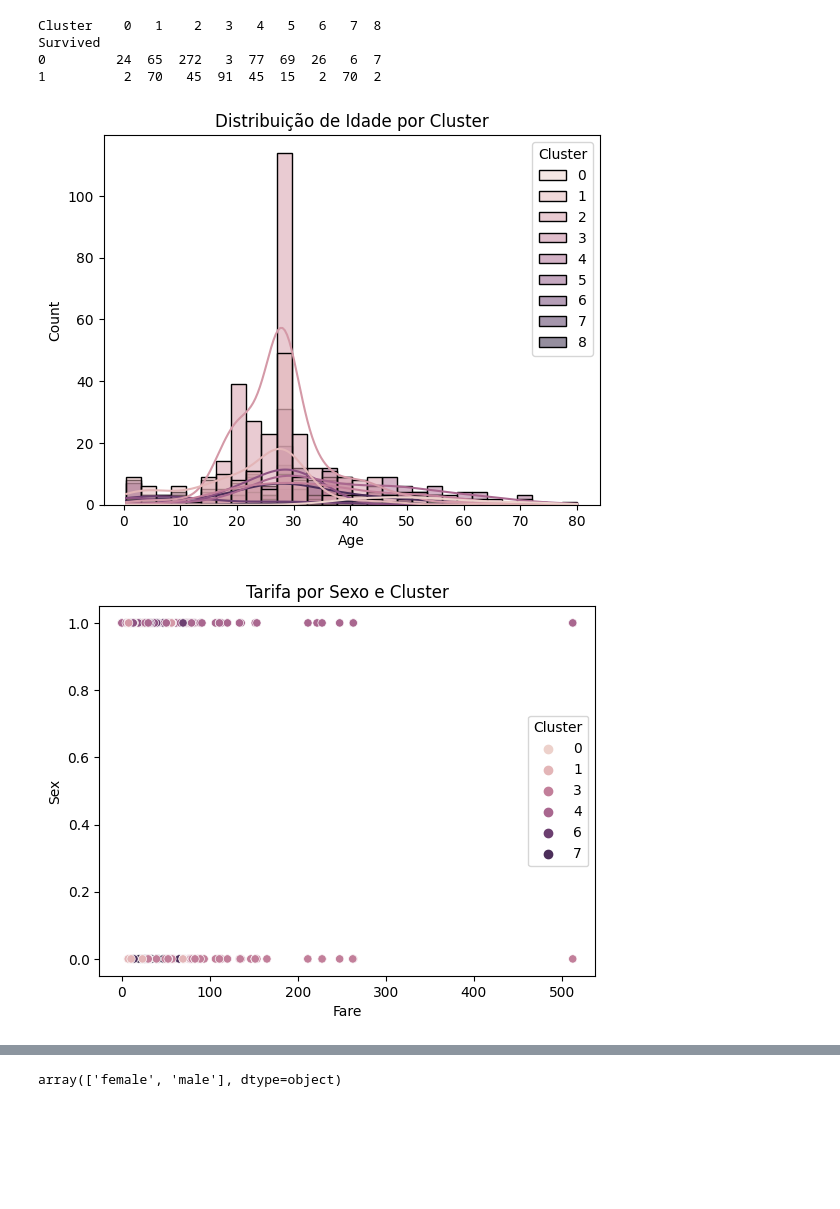
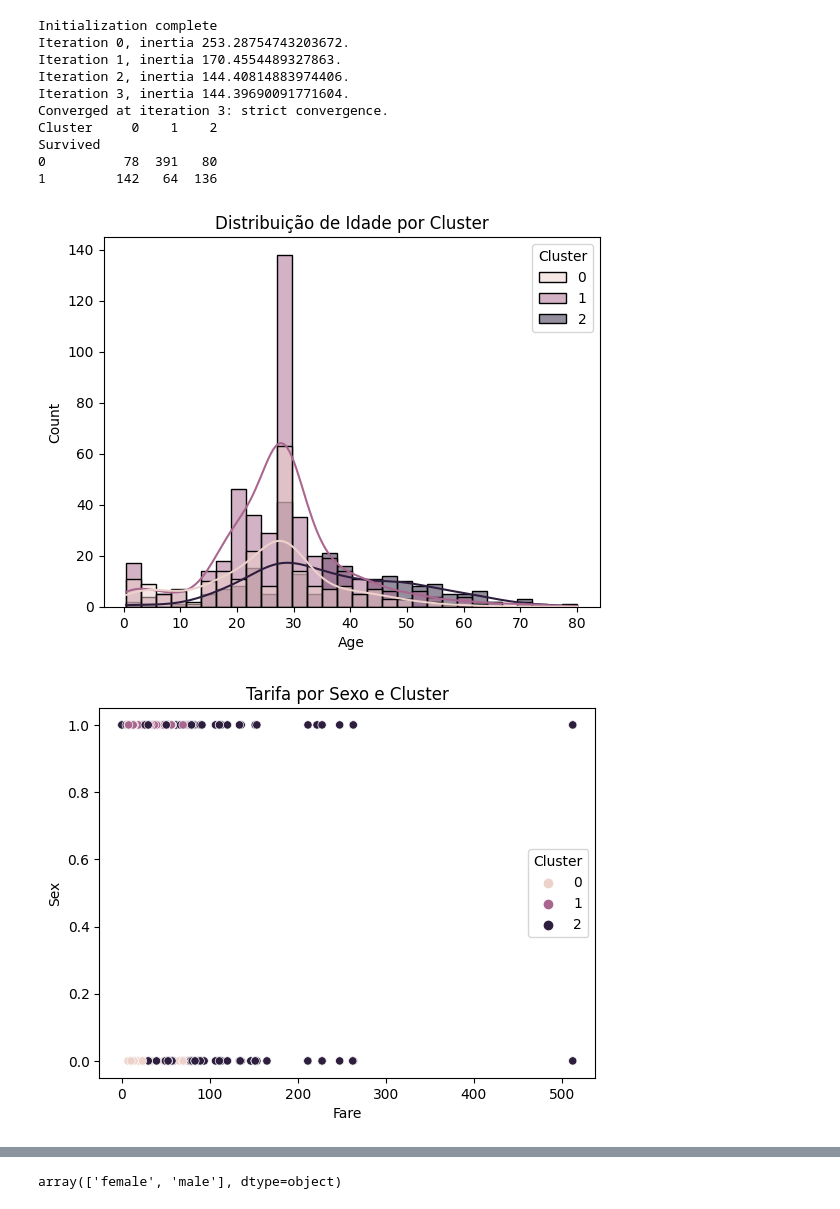
Before and after one commit to instrutordanilo/KmeansTitanic, a Jupyter notebook: Final_K_means_Tinatic.ipynb, the cells around one changed output, grey strips where cells are left out. Cells and saved outputs as stored; diff of their text form; code cells hidden in the pictures; blank space fills up the shorter version.

```diff
--- a/Final_K_means_Tinatic.ipynb
+++ b/Final_K_means_Tinatic.ipynb
@@ -64,7 +64,7 @@ y = treino['Survived']
 
 # Calculando a soma dos quadrados dentro dos clusters para diferentes números de clusters (AQUI PRECISO QUE VC ANALISE adpatei essa parte do site)
 inertia = []
-K_range = range(1, 10)
+K_range = range(1, 12)
 for k in K_range:
     #kmeans = KMeans(n_clusters=k, max_iter=600, algorithm='auto')
     kmeans = KMeans(n_clusters=k, max_iter=600, n_init="auto",random_state=42)
@@ -83,7 +83,7 @@ plt.show()
 
 # Aplicando K-Means
 #kmeans = KMeans(n_clusters=2, max_iter=600, algorithm='auto')
-kmeans = KMeans(n_clusters=k, max_iter=600, n_init="auto")
+kmeans = KMeans(n_clusters=3, max_iter=600, n_init="auto",verbose=1)
 kmeans.fit(X)
 
 # Avaliando a correspondência entre os clusters e a sobrevivência
@@ -130,6 +130,12 @@ dtype: int64
-Cluster    0   1    2   3   4   5   6   7  8
+Initialization complete
+Iteration 0, inertia 253.28754743203672.
+Iteration 1, inertia 170.4554489327863.
+Iteration 2, inertia 144.40814883974406.
+Iteration 3, inertia 144.39690091771604.
+Converged at iteration 3: strict convergence.
+Cluster     0    1    2
 Survived
-0         24  65  272   3  77  69  26   6  7
-1          2  70   45  91  45  15   2  70  2
+0          78  391   80
+1         142   64  136
-[figure, old version]
+[figure, new version]
-[figure, old version]
+[figure, new version]
```
Also changed, not shown: parts of 3 cells of this notebook.
